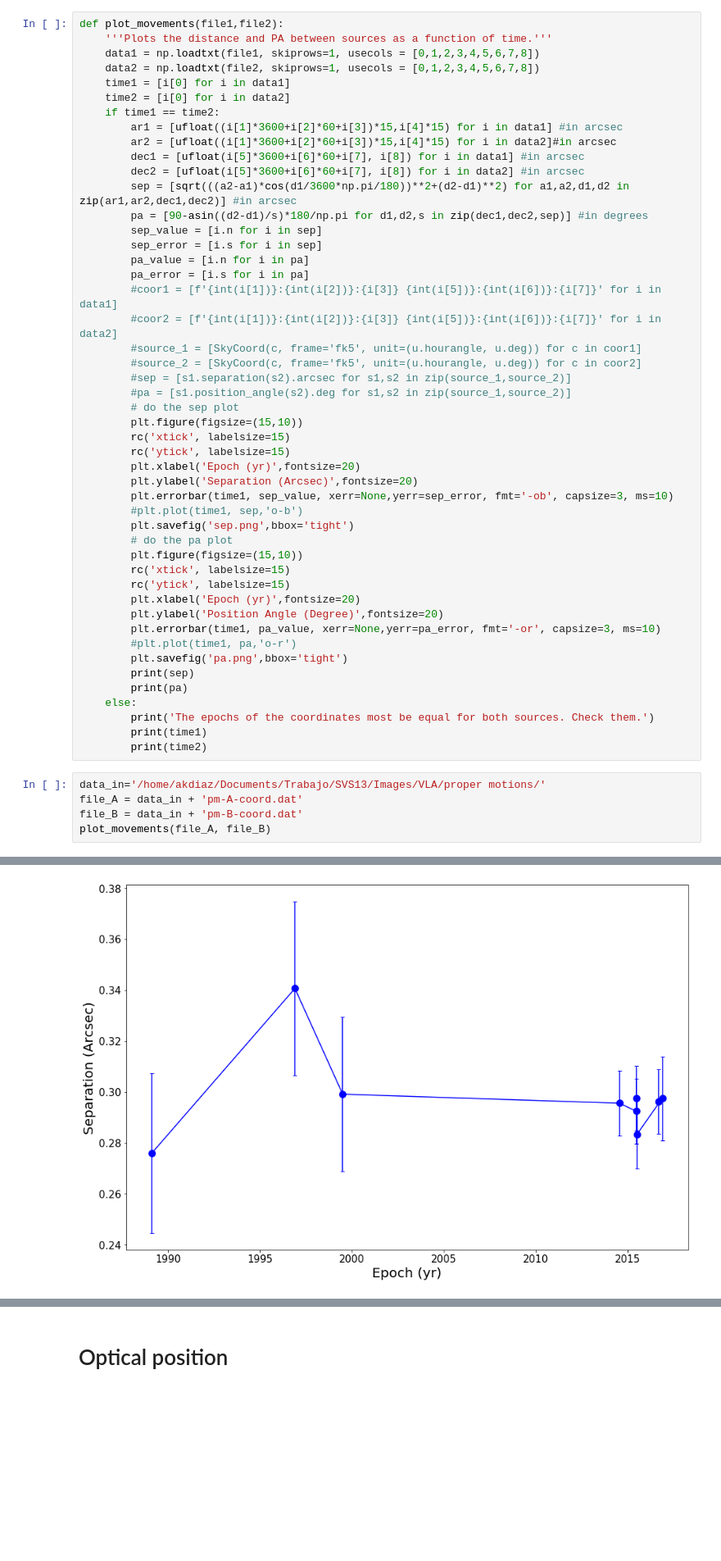
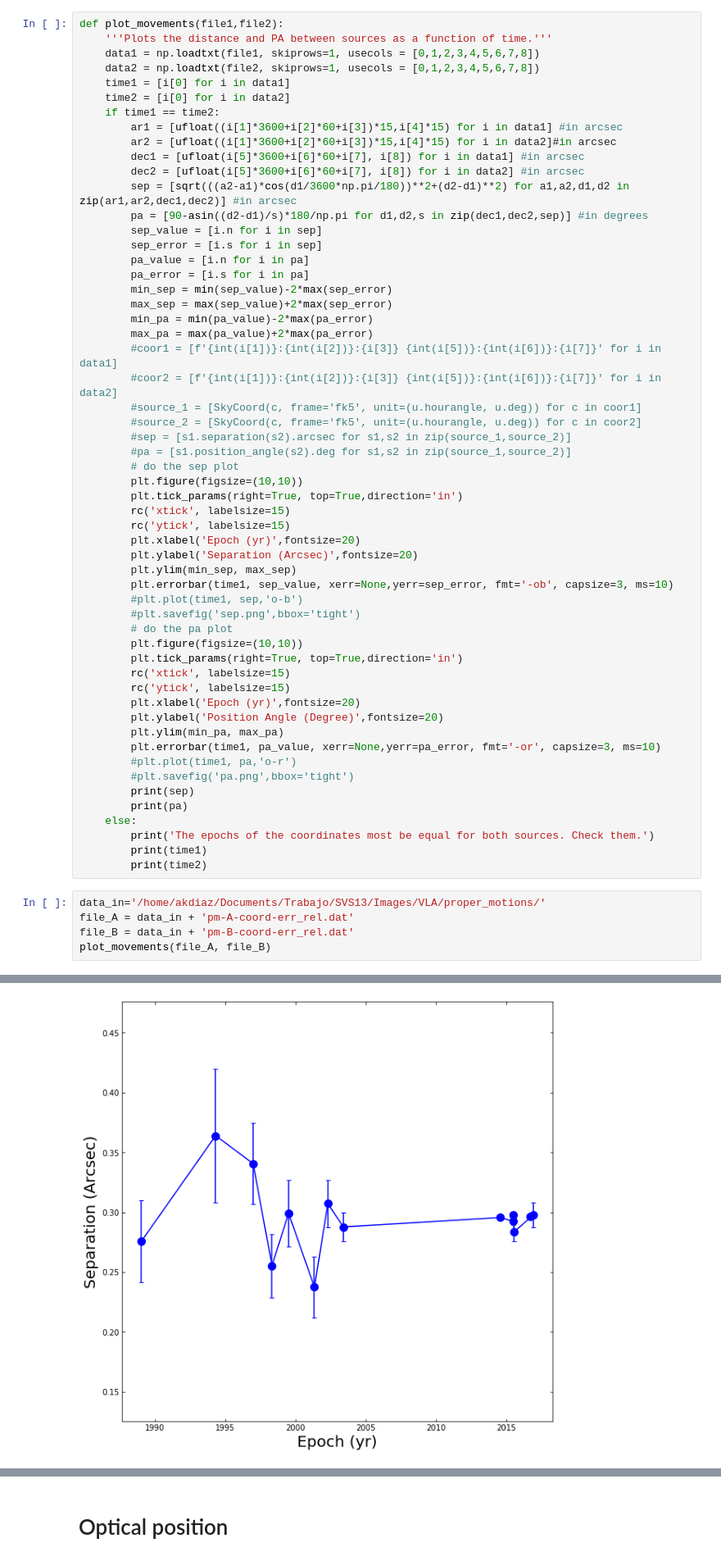
Before and after one commit to IAA-CSIC/dragom, a Jupyter notebook: SVS 13 Parameters.ipynb, the cells around one changed output, grey strips where cells are left out. Shown: that part at 82% size. Cells and saved outputs as stored; diff of their text form; blank space fills up the shorter version.

Commit message:
Make nice proper motion plots and added Gaia EDR3 data

```diff
--- a/SVS 13 Parameters.ipynb
+++ b/SVS 13 Parameters.ipynb
@@ -101,6 +197,10 @@ def plot_movements(file1,file2):
         sep_error = [i.s for i in sep]
         pa_value = [i.n for i in pa]
         pa_error = [i.s for i in pa]
+        min_sep = min(sep_value)-2*max(sep_error)
+        max_sep = max(sep_value)+2*max(sep_error)
+        min_pa = min(pa_value)-2*max(pa_error)
+        max_pa = max(pa_value)+2*max(pa_error)
         #coor1 = [f'{int(i[1])}:{int(i[2])}:{i[3]} {int(i[5])}:{int(i[6])}:{i[7]}' for i in data1]
         #coor2 = [f'{int(i[1])}:{int(i[2])}:{i[3]} {int(i[5])}:{int(i[6])}:{i[7]}' for i in data2]
         #source_1 = [SkyCoord(c, frame='fk5', unit=(u.hourangle, u.deg)) for c in coor1]
@@ -108,23 +208,27 @@ def plot_movements(file1,file2):
         #sep = [s1.separation(s2).arcsec for s1,s2 in zip(source_1,source_2)]
         #pa = [s1.position_angle(s2).deg for s1,s2 in zip(source_1,source_2)]
         # do the sep plot
-        plt.figure(figsize=(15,10))
+        plt.figure(figsize=(10,10))
+        plt.tick_params(right=True, top=True,direction='in')
         rc('xtick', labelsize=15)
         rc('ytick', labelsize=15)
         plt.xlabel('Epoch (yr)',fontsize=20)
         plt.ylabel('Separation (Arcsec)',fontsize=20)
+        plt.ylim(min_sep, max_sep)
         plt.errorbar(time1, sep_value, xerr=None,yerr=sep_error, fmt='-ob', capsize=3, ms=10)
         #plt.plot(time1, sep,'o-b')
-        plt.savefig('sep.png',bbox='tight')
+        #plt.savefig('sep.png',bbox='tight')
         # do the pa plot
-        plt.figure(figsize=(15,10))
+        plt.figure(figsize=(10,10))
+        plt.tick_params(right=True, top=True,direction='in')
         rc('xtick', labelsize=15)
         rc('ytick', labelsize=15)
         plt.xlabel('Epoch (yr)',fontsize=20)
         plt.ylabel('Position Angle (Degree)',fontsize=20)
+        plt.ylim(min_pa, max_pa)
         plt.errorbar(time1, pa_value, xerr=None,yerr=pa_error, fmt='-or', capsize=3, ms=10)
         #plt.plot(time1, pa,'o-r')
-        plt.savefig('pa.png',bbox='tight')
+        #plt.savefig('pa.png',bbox='tight')
         print(sep)
         print(pa)
     else:
@@ -132,8 +236,8 @@ def plot_movements(file1,file2):
         print(time1)
         print(time2)
 # %%
-data_in='/home/akdiaz/Documents/Trabajo/SVS13/Images/VLA/proper motions/'
-file_A = data_in + 'pm-A-coord.dat'
-file_B = data_in + 'pm-B-coord.dat'
+data_in='/home/akdiaz/Documents/Trabajo/SVS13/Images/VLA/proper_motions/'
+file_A = data_in + 'pm-A-coord-err_rel.dat'
+file_B = data_in + 'pm-B-coord-err_rel.dat'
 plot_movements(file_A, file_B)
 # %% [output]
@@ -142 +246 @@ plot_movements(file_A, file_B)
-[figure, old version]
+[figure, new version]
```
Also changed, not shown: parts of 64 cells of this notebook.
